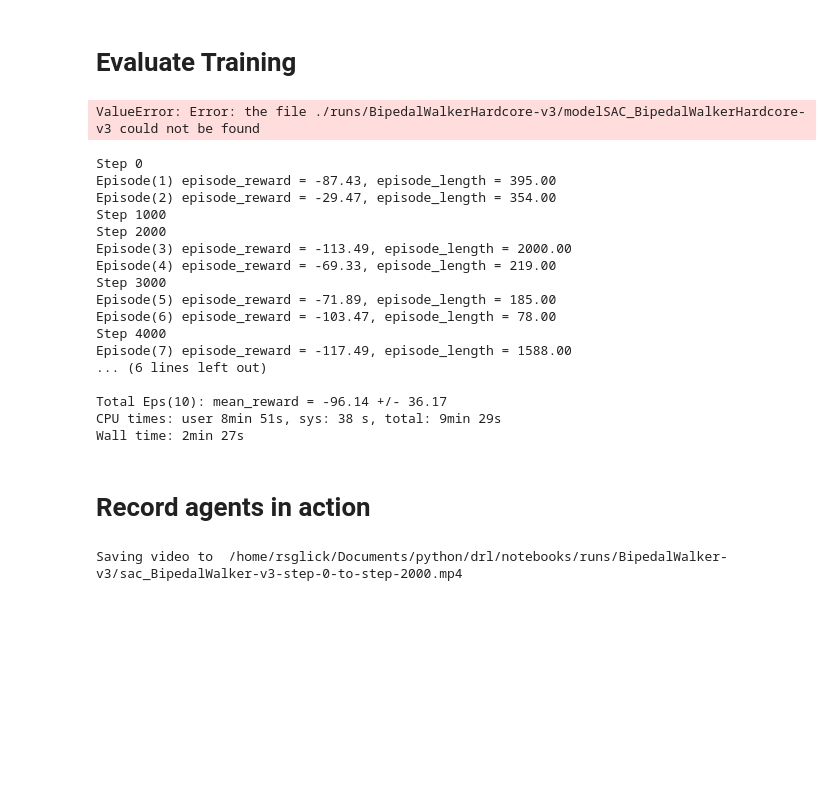
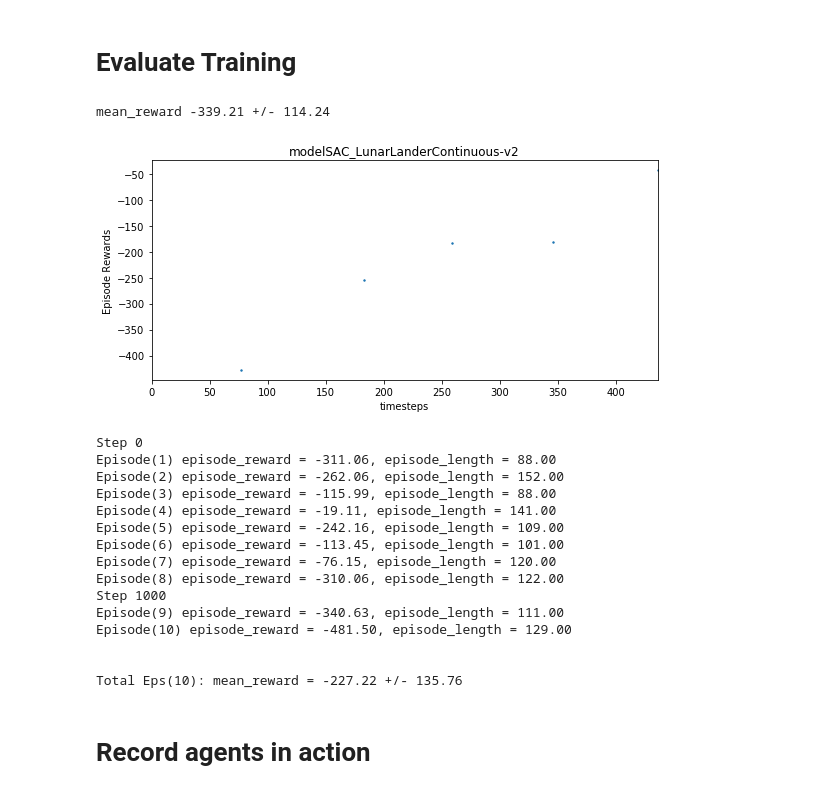
Before and after one commit to rsglick/drl, a Jupyter notebook: notebooks/cont_env_sb3.ipynb, the cells around one changed output. Cells and saved outputs as stored; diff of their text form; code cells hidden in the pictures; blank space fills up the shorter version.

```diff
--- a/notebooks/cont_env_sb3.ipynb
+++ b/notebooks/cont_env_sb3.ipynb
@@ -312,0 +242,30 @@ Loading existing Model...
+# %%
+hyperparams_dict= {}
+
+
+# Hyperparams derived from the SAC paper
+hyperparams_dict = {
+    'learning_rate': 3.0e-4,
+    'buffer_size': 1000000,
+    'gamma': 0.99,
+    'batch_size':256,
+    'tau': 0.005,
+    'device':'cuda',
+    'seed':0,
+    'target_entropy':"auto",
+    'policy_kwargs':dict(net_arch=[256, 256]),
+}
+
+# Load Optuna Params if available otherwise save hyperparams to file
+if os.path.exists(optim_hyperparam_file):
+    with open(optim_hyperparam_file) as f:
+        print(f"Loading hyperparams: {optim_hyperparam_file}")
+        hyperparams_dict = yaml.safe_load(f)
+else:
+    with open(hyperparam_file, 'w') as f:
+        print(f"Saving hyperparams: {hyperparam_file}")
+        yaml.dump(hyperparams_dict, f)
+
+
+print(f"Using the following hyperparams: {hyperparams_dict}")
+hidden_dims = hyperparams_dict['policy_kwargs']['net_arch'][0]
@@ -380,34 +364,35 @@ Episode length: 1226.50 +/- 786.20
 # %% [markdown]
 # Evaluate Training
 # %%
-%%time
+# %%time
 
 # Evaluate the trained agent
-modelSAC = SAC.load(f"{log_dir}/modelSAC_{env_name}")
+model = SAC.load(f"{log_dir}/{name_prefix}")
 
 
 if os.stat(f"{log_dir}/monitor.csv").st_size > 100:
     results_plotter.plot_results(dirs=[log_dir],
                                  num_timesteps=None,
                                  x_axis=results_plotter.X_TIMESTEPS,
                                  task_name=f"modelSAC_{env_name}",
                                  figsize=(8,4)
                                 )
 
 # Evaluate the agent
-mean_reward, std_reward = evaluate_policy(modelSAC,
+mean_reward, std_reward = evaluate_policy(model,
                                           eval_env,
                                           render=False,
-                                          n_eval_episodes=100)
+                                          n_eval_episodes=10)
 # eval_env.close()
 print(f"mean_reward {mean_reward:.2f} +/- {std_reward:.2f}")
 # %% [output]
-ValueError: Error: the file ./runs/BipedalWalkerHardcore-v3/modelSAC_BipedalWalkerHardcore-v3 could not be found
+mean_reward -339.21 +/- 114.24
+[figure, added]
 # %%
-%%time
+# %%time
 
 # Evaluate the trained agent
-modelSAC = SAC.load(f"{log_dir}/modelSAC_{env_name}")
+model = SAC.load(f"{log_dir}/{name_prefix}")
 
 
 
@@ -473,28 +458,26 @@ def test_agent(model,
         eval_env.close()
         return
 
-test_agent(modelSAC,
+test_agent(model,
            max_eps=10,
            env_name=env_name,
-           render=True)
+           render=False)
 # %% [output]
 Step 0
-Episode(1) episode_reward = -87.43, episode_length = 395.00
-Episode(2) episode_reward = -29.47, episode_length = 354.00
+Episode(1) episode_reward = -311.06, episode_length = 88.00
+Episode(2) episode_reward = -262.06, episode_length = 152.00
+Episode(3) episode_reward = -115.99, episode_length = 88.00
+Episode(4) episode_reward = -19.11, episode_length = 141.00
+Episode(5) episode_reward = -242.16, episode_length = 109.00
+Episode(6) episode_reward = -113.45, episode_length = 101.00
+Episode(7) episode_reward = -76.15, episode_length = 120.00
+Episode(8) episode_reward = -310.06, episode_length = 122.00
 Step 1000
-Step 2000
-Episode(3) episode_reward = -113.49, episode_length = 2000.00
-Episode(4) episode_reward = -69.33, episode_length = 219.00
-Step 3000
-Episode(5) episode_reward = -71.89, episode_length = 185.00
-Episode(6) episode_reward = -103.47, episode_length = 78.00
-Step 4000
-Episode(7) episode_reward = -117.49, episode_length = 1588.00
-... (6 lines left out)
+Episode(9) episode_reward = -340.63, episode_length = 111.00
+Episode(10) episode_reward = -481.50, episode_length = 129.00
 
-Total Eps(10): mean_reward = -96.14 +/- 36.17
-CPU times: user 8min 51s, sys: 38 s, total: 9min 29s
-Wall time: 2min 27s
+
+Total Eps(10): mean_reward = -227.22 +/- 135.76
 # %% [markdown]
 # Record agents in action
 # %%
@@ -554,7 +537,5 @@ video_folder = log_dir
 
 # record_video(env_name, modelTD3, video_length=1000, prefix=f'td3_{env_name}', video_folder=video_folder)
 # record_video(env_name, modelPPO, video_length=1000, prefix=f'ppo_{env_name}', video_folder=video_folder)
-record_video(env_name, modelSAC, video_length=2000, prefix=f'sac_{env_name}', video_folder=log_dir)
+record_video(env_name, model, video_length=2000, prefix=name_prefix, video_folder=log_dir)
-# %% [output]
-Saving video to  /home/rsglick/Documents/python/drl/notebooks/runs/BipedalWalker-v3/sac_BipedalWalker-v3-step-0-to-step-2000.mp4
 # %%
```
Also changed, not shown: parts of 17 cells of this notebook, 2 other files.
